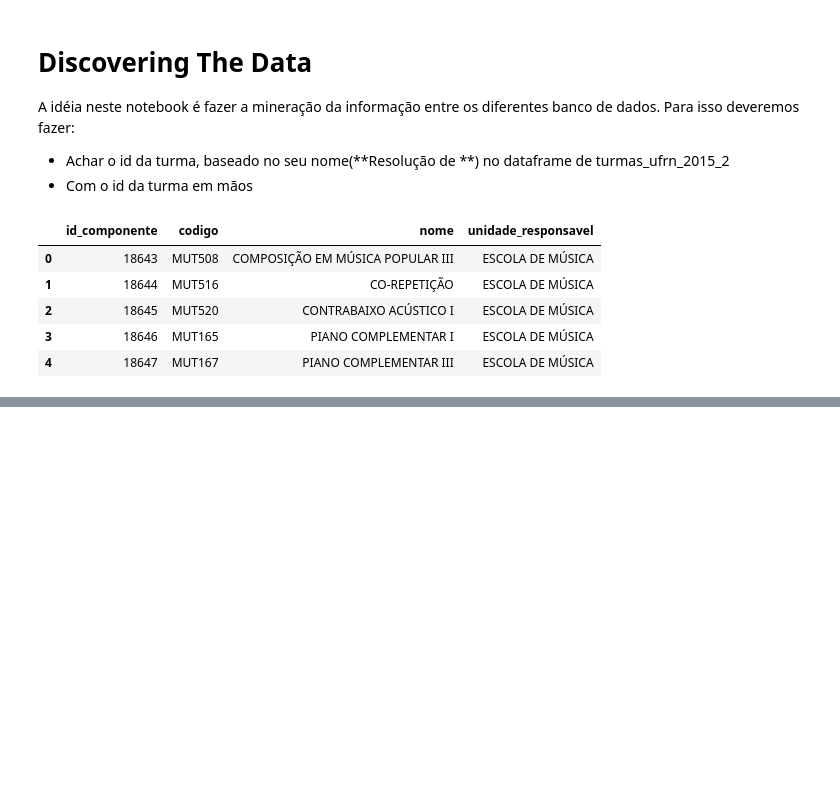
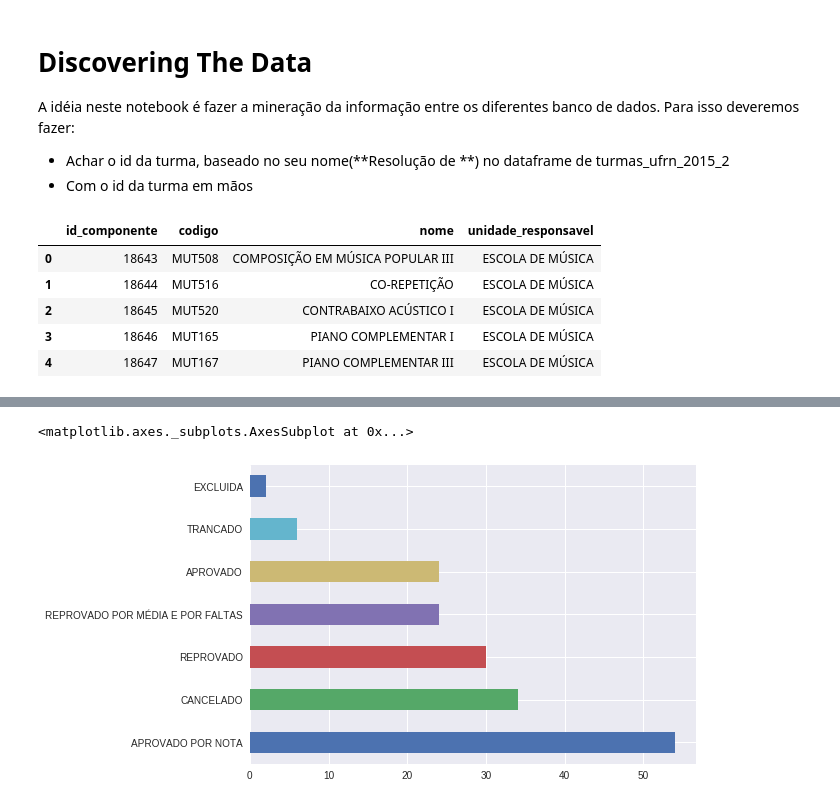
Before and after one commit to dantasl/probabilidade-analise, a Jupyter notebook: Discovery.ipynb, the cells around one changed output, grey strips where cells are left out. Drawn from its saved outputs; the diff is of its cells as text; code cells hidden in the pictures; blank space fills up the shorter version.

```diff
--- a/Discovery.ipynb
+++ b/Discovery.ipynb
@@ -96,0 +47,13 @@ notas_turma.head()
+# %%
+notas_url = 'http://bit.do/notas_ufrn_2015_2'
+notas = pd.read_csv(notas_url, sep=';')
+# %%
+rpmti_turmas_id = turmas[turmas['id_componente_curricular'] == 55031]['id_turma']
+rpmti_turmas = pd.DataFrame()
+print(rpmti_turmas_id)
+for it in rpmti_turmas_id:
+      frames = [notas[notas['id_turma'] == it]]
+      rpmti_turmas = pd.concat(frames)
+
+
+rpmti_turmas.info()
@@ -120,10 +116,14 @@ class Turmas(object):
 
     self.id_curso = int(cursos_url[cursos_url['nome'] == 'TECNOLOGIA DA INFORMAÇÃO']['id_curso'])
 
-  def get_turmas_stats(self):
+  def set_turmas_stats(self):
+    # id_turma é o código das turmas do rpmti baseada na informação do id_componente.
     self.id_turmas = self.turmas[self.turmas['id_componente_curricular'] == self.id_componente]['id_turma'].unique()
+    # Agrego todas as turmas ministradas no curso do bti em um único dataframe.
     self.all_bti_turmas = self.notas[self.notas['id_curso'] == self.id_curso]
 
+    # Separo no dataframe de todas as turmas do bti as unicas que batem com o id_turma e
+    # Concateno estes em um dataframe referente a todas as turmas de rpmti do período passado como parâmetro.
     for it in self.id_turmas:
       frames = [self.all_bti_turmas[self.all_bti_turmas['id_turma'] == it]]
       self.bti_rpmti_turmas = pd.concat(frames)
@@ -139,4 +139,4 @@ turmas_2015.read_data()
 # %%
 turmas_2015.set_id_componente()
 turmas_2015.set_id_curso()
-turmas_2015.get_turmas_stats()
+turmas_2015.set_turmas_stats()
@@ -161,0 +153,5 @@ memory usage: 16.3+ KB
+# %%
+turmas_2015.bti_rpmti_turmas['descricao'].value_counts().plot.barh()
+# %% [output]
+<matplotlib.axes._subplots.AxesSubplot at 0x...>
+[figure, added]
```
Also changed, not shown: parts of 10 cells of this notebook.
